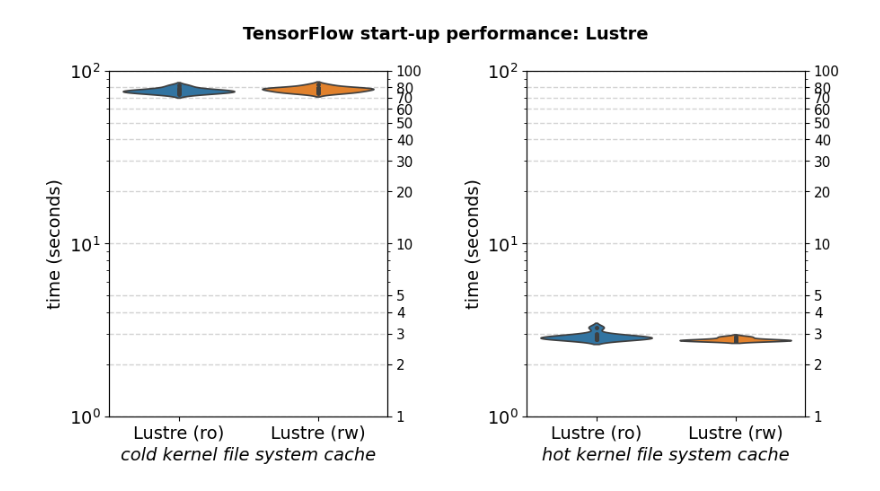
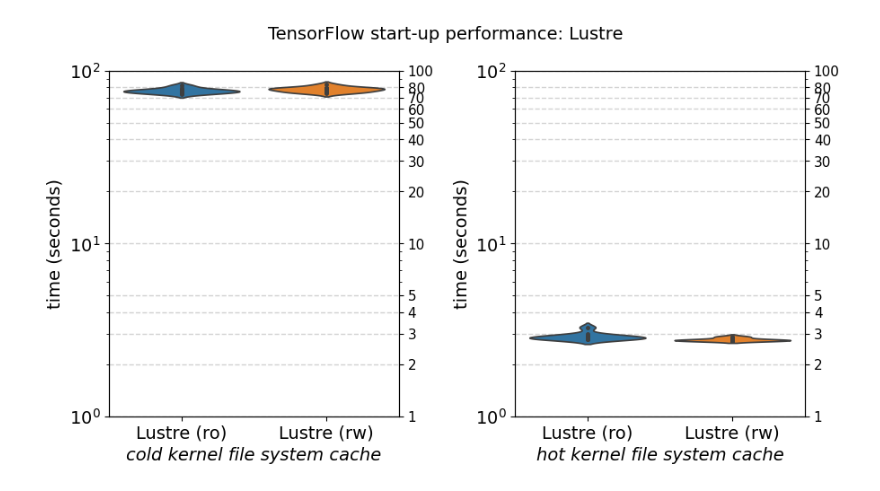
Before and after one commit to multixscale/cvmfs-tutorial-hpc-best-practices, a Jupyter notebook: cvmfs_perf_tensorflow_hpcugent.ipynb, the cells around one changed output. Cells and saved outputs as stored; diff of their text form; code cells hidden in the pictures.

```diff
--- a/cvmfs_perf_tensorflow_hpcugent.ipynb
+++ b/cvmfs_perf_tensorflow_hpcugent.ipynb
@@ -18,0 +23,5 @@ tmp_cold_cache = [4.32, 4.25, 4.36, 4.32, 4.37, 4.33, 4.32, 4.39, 4.32, 4.32]
+# %%
+# maybe OK 20231203 - should try again after also restarting NFS service?
+nfs_cold_cache = [6.87, 6.27, 6.29, 6.54, 6.29, 6.5, 6.23, 6.46, 6.18, 6.48]
+avg = sum(nfs_cold_cache) / len(nfs_cold_cache)
+print(avg)
@@ -69,0 +145,5 @@ tmp_hot_cache = [2.07, 2.08, 2.07, 2.07, 2.07, 2.07, 2.07, 2.07, 2.07, 2.07]
+# %%
+# OK 20231203
+nfs_hot_cache = [3.93, 3.93, 3.9, 3.87, 3.89, 3.87, 3.86, 3.85, 3.87, 3.86]
+avg = sum(nfs_hot_cache) / len(nfs_hot_cache)
+print(avg)
@@ -132,0 +238,15 @@ print(plt.rcParams['font.size'])
+# %%
+data_nfs = {
+    "NFS (cold cache)": nfs_cold_cache,
+    "NFS (hot cache)": nfs_hot_cache,
+}
+
+plot = violinplot(data_nfs, inner="point")
+plot.tick_params(axis='both', labelsize=fontsize)
+plot.set_title("TensorFlow start-up performance: NFS (Ganesha)")
+plot.set_ylabel("time (seconds)", fontsize=fontsize)
+y_values = [0,1,2,3,4,5,6,7,8]
+plot.set_ylim((1, max(y_values)))
+for y in y_values:
+    plot.axhline(y=y, color='lightgray', linestyle='--', linewidth=1, zorder=0)
+plot.set_ylim(0)
@@ -141,8 +264,8 @@ data_cold_cache_lustre_hot = {
 }
 fontsize = 14
 fig, axes = plt.subplots(nrows=1, ncols=2, figsize=(10, 5))
-plt.subplots_adjust(wspace=0.5)
-fig.suptitle("TensorFlow start-up performance: Lustre", fontsize=fontsize, fontweight='bold')
+plt.subplots_adjust(wspace=0.4)
+fig.suptitle("TensorFlow start-up performance: Lustre", fontsize=fontsize)
 
 violinplot(data_cold_cache_lustre_cold, inner="point", ax=axes[0], log_scale=True)
 axes[0].tick_params(axis='both', labelsize=fontsize)
@@ -150,34 +273,34 @@ axes[0].set_title("")
 axes[0].set_xlabel("cold kernel file system cache", style='italic', fontsize=fontsize)
 axes[0].set_ylabel("time (seconds)", fontsize=fontsize)
 y_values = [1,2,3,4,5,10,20,30,40,50,60,70,80,100]
 axes[0].set_ylim((1, max(y_values)))
 for y in y_values:
     axes[0].axhline(y=y, color='lightgray', linestyle='--', linewidth=1, zorder=0)
 axes[0].set_ylim(1)
 twinx = axes[0].twinx()
 twinx.set_yscale('log')
 twinx.set_yticks(y_values)
 twinx.tick_params(axis='y', labelsize=fontsize-3)
 twinx.set_ylim((1, max(y_values)))
 _ = twinx.set_yticklabels(y_values)
 
 violinplot(data_cold_cache_lustre_hot, inner="point", ax=axes[1], log_scale=True)
 axes[1].tick_params(axis='both', labelsize=fontsize)
 axes[1].set_title("")
 axes[1].set_xlabel("hot kernel file system cache", style='italic', fontsize=fontsize)
 axes[1].set_ylabel("time (seconds)", fontsize=fontsize)
 axes[1].set_ylim((1, max(y_values)))
 for y in y_values:
     axes[1].axhline(y=y, color='lightgray', linestyle='--', linewidth=1, zorder=0)
 axes[1].set_ylim(1)
 twinx = axes[1].twinx()
 twinx.set_yscale('log')
 twinx.set_yticks(y_values)
 twinx.tick_params(axis='y', labelsize=fontsize-3)
 twinx.set_ylim((1, max(y_values)))
 _ = twinx.set_yticklabels(y_values)
 # %% [output]
-[figure, old version]
+[figure, new version]
 # %%
 data_cold_cache_gpfs_cold = {
     "apps": gpfs_hpcugent_tier2_apps_cold_cache,
```
Also changed, not shown: parts of 30 cells of this notebook, 7 other files.
